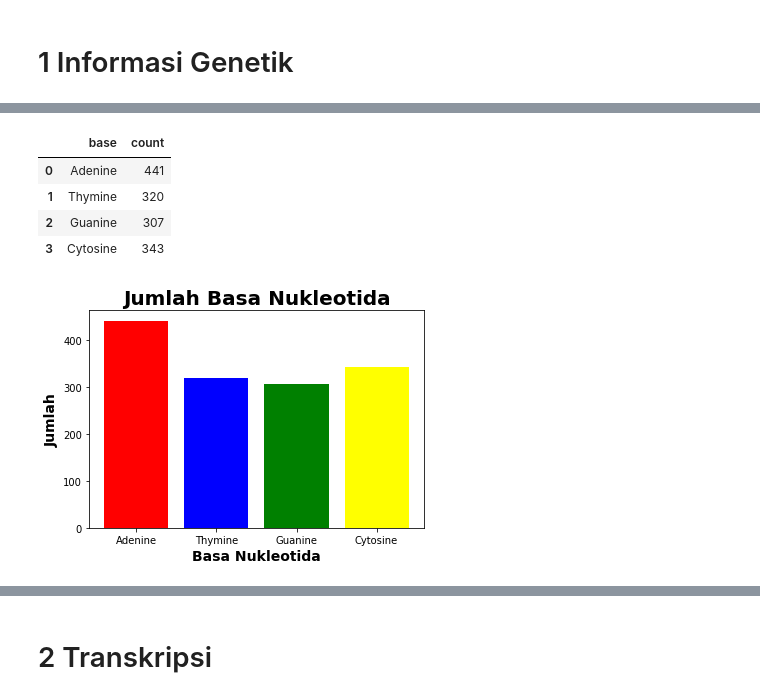
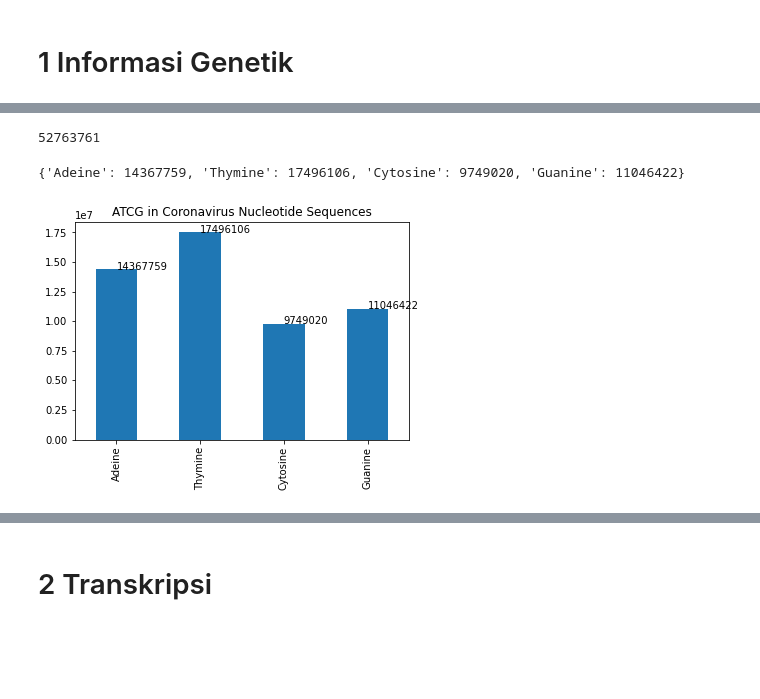
Before and after one commit to AbdulHafidh-AI/uas-bioinfor, a Jupyter notebook: uas-bioinfor.ipynb, the cells around one changed output, grey strips where cells are left out. Drawn from its saved outputs; the diff is of its cells as text; code cells hidden in the pictures; blank space fills up the shorter version.

```diff
--- a/uas-bioinfor.ipynb
+++ b/uas-bioinfor.ipynb
@@ -76,30 +29,48 @@ count.append(record.seq.count("C"))
-# %%
-# Menampilkan basa nukleotida ke dalam bentuk tabel
-import pandas as pd
-df_result = pd.DataFrame(result)
-
-df_result
-# %% [output]
-|  | base | count |
-| 0 | Adenine | 441 |
-| 1 | Thymine | 320 |
-| 2 | Guanine | 307 |
-| 3 | Cytosine | 343 |
-# %%
-# Menampilkan basa nukleotida ke dalam bentuk bar chart
-import numpy as np
-import matplotlib.pylab as plt
-
-labels = df_result["base"]
-sizes = df_result["count"]
-# Menampilkan warna pada bar chart sesuai dengan basa nukleotida
-colors = ['red', 'blue', 'green', 'yellow']
-
-plt.title("Jumlah Basa Nukleotida", fontsize=20, fontweight='bold', color='black')
-plt.xlabel("Basa Nukleotida", fontsize=14, color='black', fontweight='bold')
-plt.ylabel("Jumlah", fontsize=14, color='black', fontweight='bold')
-plt.bar(labels, sizes, color=colors)
-
-plt.show()
-# %% [output]
-[figure, removed]
+# %%
+fasta_length = 0
+for record in records:
+    fasta_length += len(records[record])
+
+print(fasta_length)
+# %% [output]
+52763761
+# %%
+# Calculate ATGC in sequences
+bases = {
+    "A": 0,
+    "T": 0,
+    "C": 0,
+    "G": 0
+}
+for record in records:
+    for base in "ATCG":
+        bases[base] += records[record].count(base)
+
+# Rename A T C G to Adeine Thymine Cytosine Guanine
+bases = {
+    "Adeine": bases["A"],
+    "Thymine": bases["T"],
+    "Cytosine": bases["C"],
+    "Guanine": bases["G"]
+}
+
+print(bases)
+# %% [output]
+{'Adeine': 14367759, 'Thymine': 17496106, 'Cytosine': 9749020, 'Guanine': 11046422}
+# %%
+import pandas as pd
+import matplotlib.pyplot as plt
+
+# Create a dataframe
+df_bases = pd.DataFrame.from_dict(bases, orient='index', columns=['Count'])
+
+# plot the dataframe
+df_bases.plot(kind='bar', title='ATCG in Coronavirus Nucleotide Sequences', legend=False)
+
+# Add number on top of the bar
+for index, value in enumerate(df_bases['Count']):
+    plt.text(index, value, str(value))
+
+plt.show()
+# %% [output]
+[figure, added]
```
Also changed, not shown: parts of 22 cells of this notebook.
